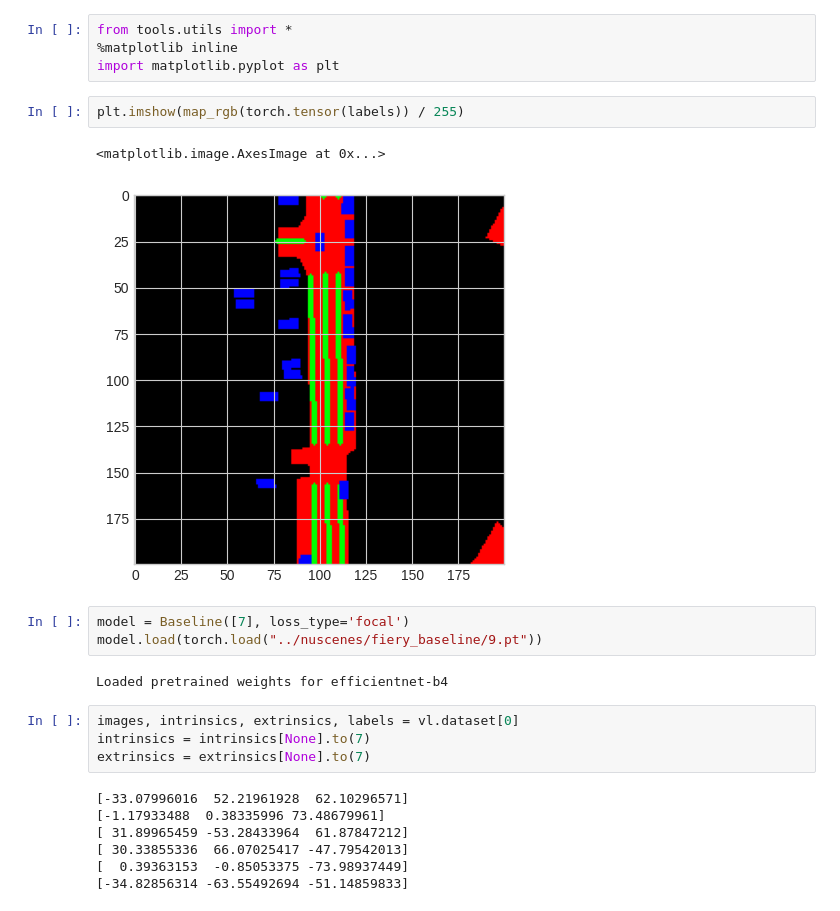
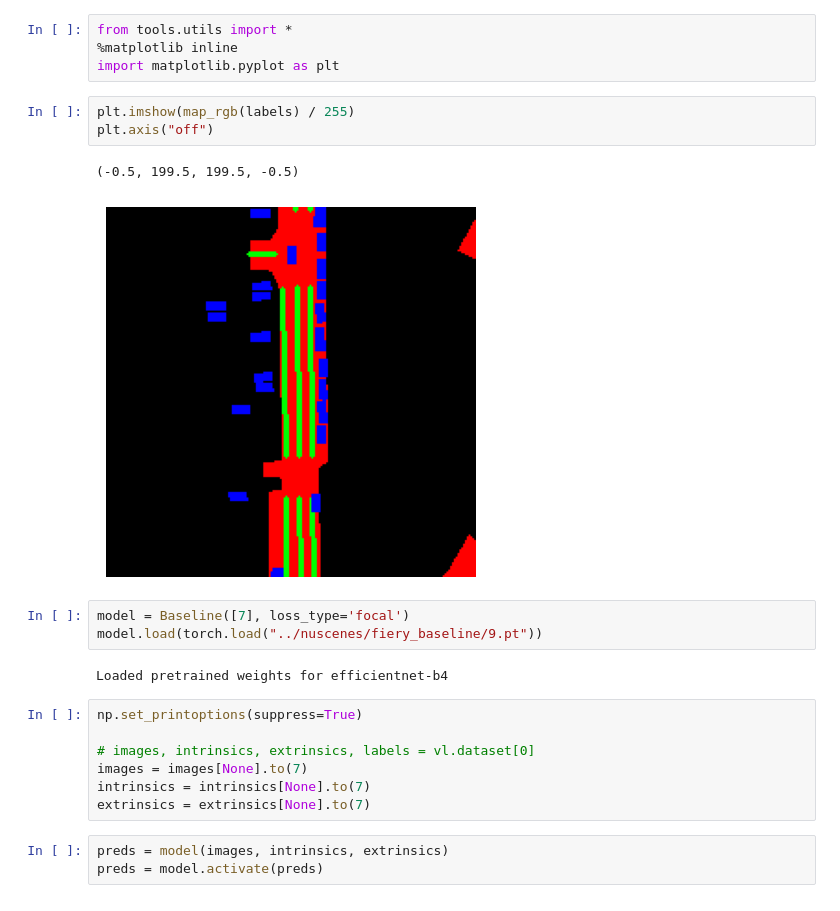
Before and after one commit to linlin-yu/ubev-UDMKDD, a Jupyter notebook: notebooks/test.ipynb, the cells around one changed output. Drawn from its saved outputs; the diff is of its cells as text.

```diff
--- a/notebooks/test.ipynb
+++ b/notebooks/test.ipynb
@@ -29,23 +29,23 @@ from tools.utils import *
 %matplotlib inline
 import matplotlib.pyplot as plt
 # %%
-plt.imshow(map_rgb(torch.tensor(labels)) / 255)
+plt.imshow(map_rgb(labels) / 255)
+plt.axis("off")
 # %% [output]
-<matplotlib.image.AxesImage at 0x...>
+(-0.5, 199.5, 199.5, -0.5)
-[figure, old version]
+[figure, new version]
 # %%
 model = Baseline([7], loss_type='focal')
 model.load(torch.load("../nuscenes/fiery_baseline/9.pt"))
 # %% [output]
 Loaded pretrained weights for efficientnet-b4
 # %%
-images, intrinsics, extrinsics, labels = vl.dataset[0]
+np.set_printoptions(suppress=True)
+
+# images, intrinsics, extrinsics, labels = vl.dataset[0]
+images = images[None].to(7)
 intrinsics = intrinsics[None].to(7)
 extrinsics = extrinsics[None].to(7)
-# %% [output]
-[-33.07996016  52.21961928  62.10296571]
-[-1.17933488  0.38335996 73.48679961]
-[ 31.89965459 -53.28433964  61.87847212]
-[ 30.33855336  66.07025417 -47.79542013]
-[  0.39363153  -0.85053375 -73.98937449]
-[-34.82856314 -63.55492694 -51.14859833]
+# %%
+preds = model(images, intrinsics, extrinsics)
+preds = model.activate(preds)
```
Also changed, not shown: parts of 9 cells of this notebook, 24 other files.
